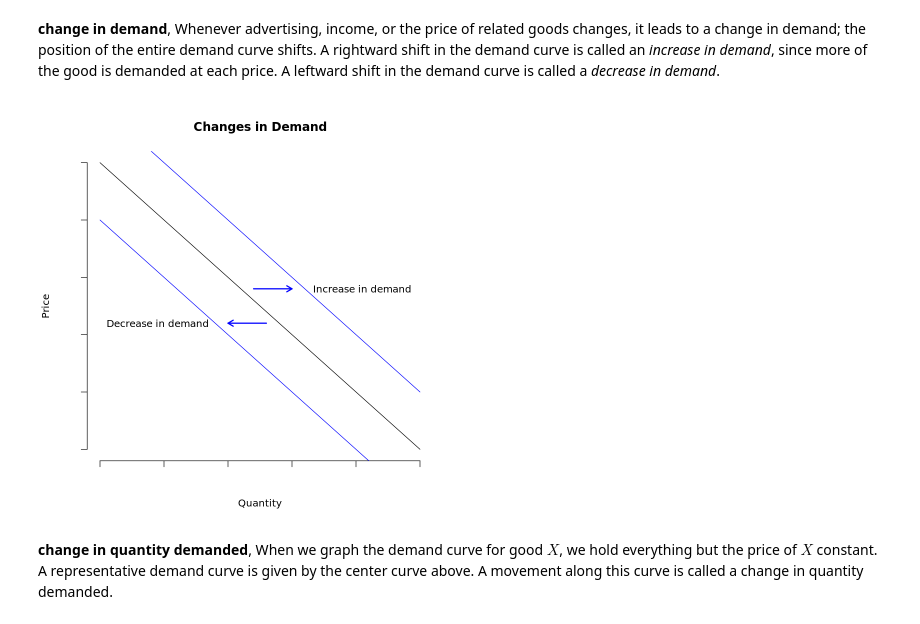
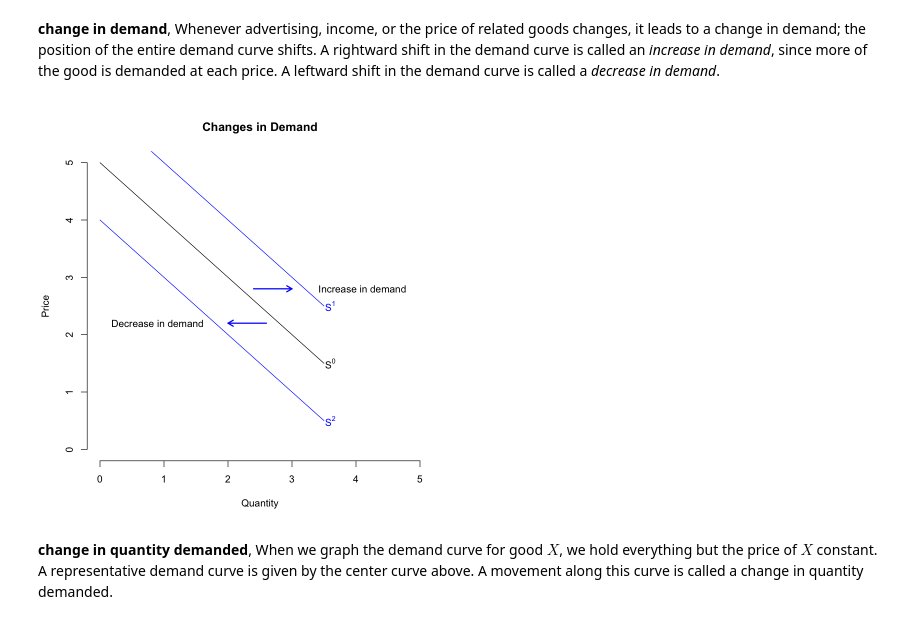
Before and after one commit to jbennett7/BayePrince, a Jupyter notebook: 02 Market Forces: Demand and Supply/Key Terms and Concepts.ipynb, the cells around one changed output. Cells and saved outputs as stored; diff of their text form; code cells hidden in the pictures.

```diff
--- a/02 Market Forces: Demand and Supply/Key Terms and Concepts.ipynb
+++ b/02 Market Forces: Demand and Supply/Key Terms and Concepts.ipynb
@@ -5,17 +5,18 @@ __ad valorem tax__, A percentage tax, such as the sales tax. The tax is higher f
 # %% [markdown]
 __change in demand__, Whenever advertising, income, or the price of related goods changes, it leads to a change in demand; the position of the entire demand curve shifts. A rightward shift in the demand curve is called an _increase in demand_, since more of the good is demanded at each price. A leftward shift in the demand curve is called a _decrease in demand_.
 # %%
-curve(5-x,from=0,to=5,main="Changes in Demand",ylab="Price", xlab="Quantity",bty='n',axes=FALSE)
-axis(side=1,labels=FALSE)
-axis(side=2,labels=FALSE)
-curve(6-x,from=0,to=5,add=TRUE,col='blue')
-curve(4-x,from=0,to=5,add=TRUE,col='blue')
+curve(5-x,from=0,to=3.5,main="Changes in Demand",ylab="Price", xlab="Quantity",xlim=c(0,5),ylim=c(0,5),bty='n')
+curve(6-x,from=0,to=3.5,add=TRUE,col='blue')
+curve(4-x,from=0,to=3.5,add=TRUE,col='blue')
+text(x=3.6,y=2.5,expression("S"^1),col='blue')
+text(x=3.6,y=1.5,expression("S"^0),col='black')
+text(x=3.6,y=0.5,expression("S"^2),col='blue')
 arrows(x0=2.6,y0=2.2,x1=2,y1=2.2,length=0.1,angle=30,col='blue',lwd=2)
+arrows(x0=2.4,y0=2.8,x1=3,y1=2.8,length=0.1,angle=30,col='blue',lwd=2)
 text(x=.9,y=2.2,'Decrease in demand')
-arrows(x0=2.4,y0=2.8,x1=3,y1=2.8,length=0.1,angle=30,col='blue',lwd=2)
 text(x=4.1,y=2.8,'Increase in demand')
 # %% [output]
-[figure, old version]
+[figure, new version]
 # %% [markdown]
 __change in quantity demanded__, When we graph the demand curve for good $X$, we hold everything but the price of $X$ constant. A representative demand curve is given by the center curve above. A movement along this curve is called a change in quantity demanded.
 # %% [markdown]
```
Also changed, not shown: parts of 11 cells of this notebook, 2 other files.
